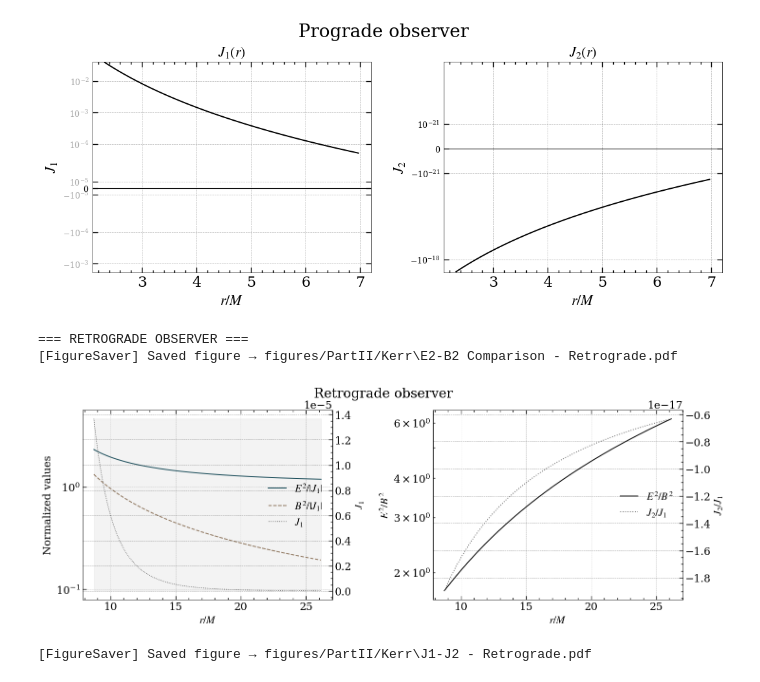
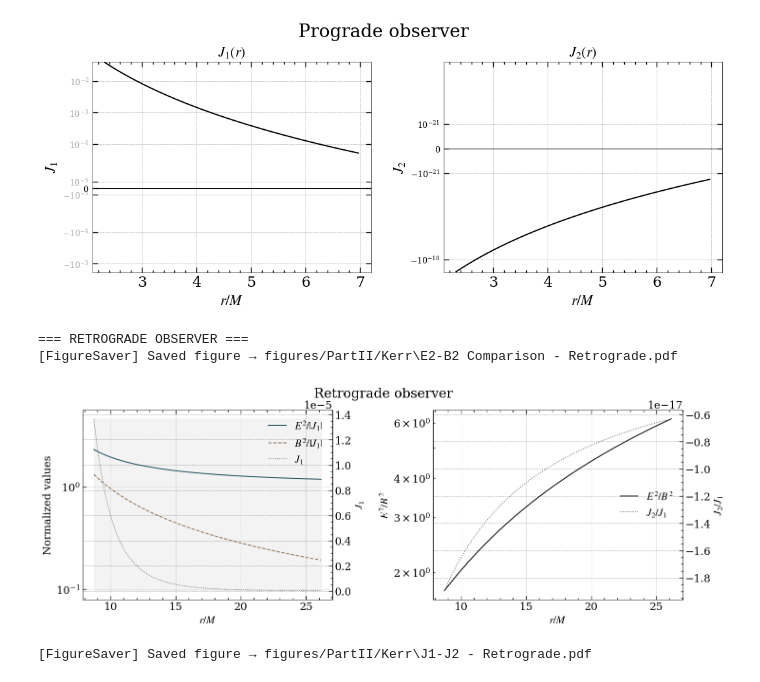
Before and after one commit to DimitrisKour/Weyl-Tensor-Decomposition, a Jupyter notebook: 4. Example 3 - Kerr Spacetime.ipynb, the cells around one changed output. Saved outputs shown, nothing was run; the diff lists cells and outputs as text; code cells hidden in the pictures.

```diff
--- a/4. Example 3 - Kerr Spacetime.ipynb
+++ b/4. Example 3 - Kerr Spacetime.ipynb
@@ -157,15 +157,15 @@ plt.show()
 # %%
 vals = data['retrograde']
 
 print("=== RETROGRADE OBSERVER ===")
 plot_ratios(vals['r'], vals['E2'], vals['B2'], vals['J1'], vals['J2'],
-            title='Retrograde observer')
+            title='Retrograde observer', legend_loc1="upper right")
 saver.save("E2-B2 Comparison - Retrograde")
 plt.show()
 # %% [output]
 === RETROGRADE OBSERVER ===
 [FigureSaver] Saved figure → figures/PartII/Kerr\E2-B2 Comparison - Retrograde.pdf
-[figure, old version]
+[figure, new version]
 # %%
 plot_Js(vals['r'], vals['J1'], vals['J2'], title='Retrograde observer')
 saver.save("J1-J2 - Retrograde")
```
Also changed, not shown: parts of 1 cell of this notebook.
